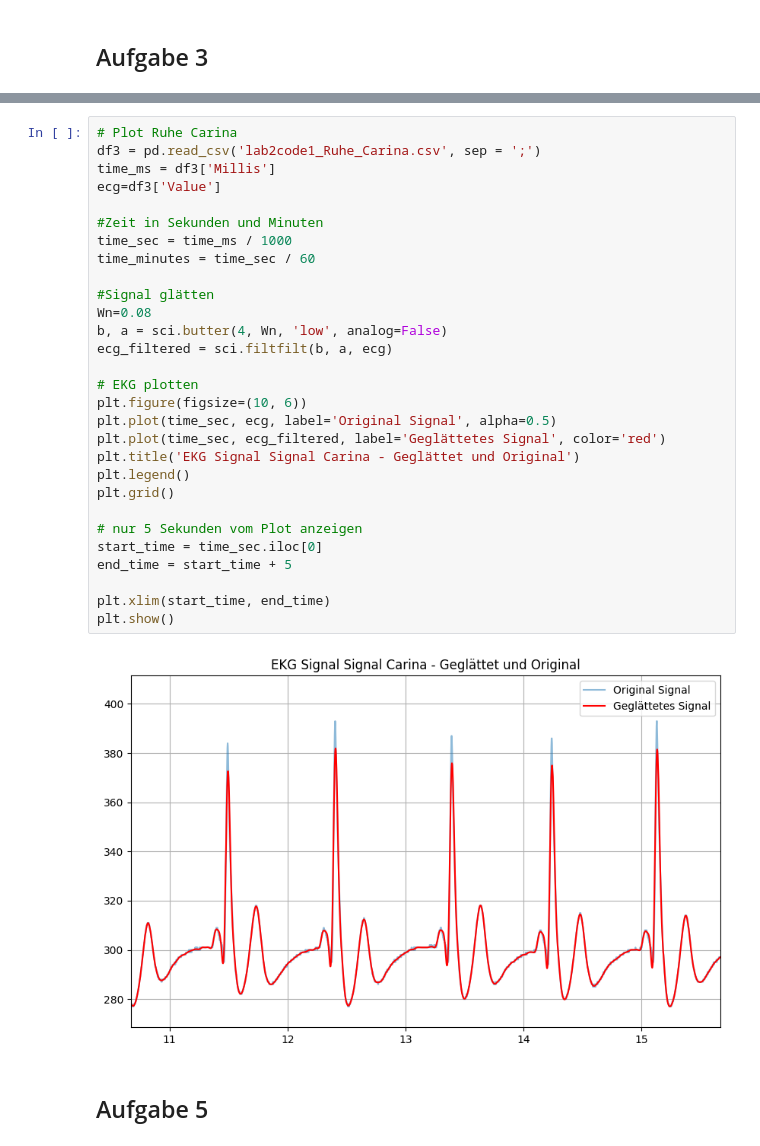
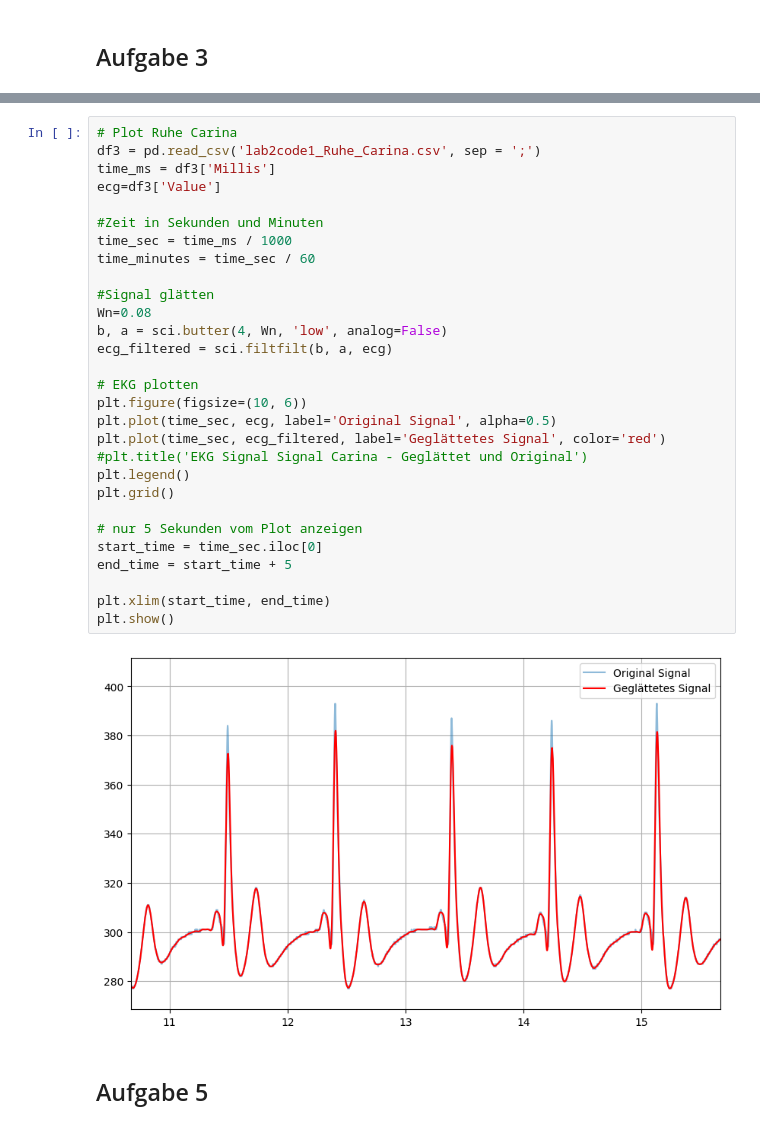
Before and after one commit to VPaulineC/Praktikum-2, a Jupyter notebook: MainCode2.ipynb, the cells around one changed output, grey strips where cells are left out. Saved outputs shown, nothing was run; the diff lists cells and outputs as text.

```diff
--- a/MainCode2.ipynb
+++ b/MainCode2.ipynb
@@ -139,34 +139,34 @@ plt.show()
 # %%
 # Plot Ruhe Carina
 df3 = pd.read_csv('lab2code1_Ruhe_Carina.csv', sep = ';')
 time_ms = df3['Millis']
 ecg=df3['Value']
 
 #Zeit in Sekunden und Minuten
 time_sec = time_ms / 1000
 time_minutes = time_sec / 60
 
 #Signal glätten
 Wn=0.08
 b, a = sci.butter(4, Wn, 'low', analog=False)
 ecg_filtered = sci.filtfilt(b, a, ecg)
 
 # EKG plotten
 plt.figure(figsize=(10, 6))
 plt.plot(time_sec, ecg, label='Original Signal', alpha=0.5)
 plt.plot(time_sec, ecg_filtered, label='Geglättetes Signal', color='red')
-plt.title('EKG Signal Signal Carina - Geglättet und Original')
+#plt.title('EKG Signal Signal Carina - Geglättet und Original')
 plt.legend()
 plt.grid()
 
 # nur 5 Sekunden vom Plot anzeigen
 start_time = time_sec.iloc[0]
 end_time = start_time + 5
 
 plt.xlim(start_time, end_time)
 plt.show()
 # %% [output]
-[figure, old version]
+[figure, new version]
 # %% [markdown]
 ## Aufgabe 5
 # %%
```
Also changed, not shown: parts of 9 cells of this notebook, 13 other files.
